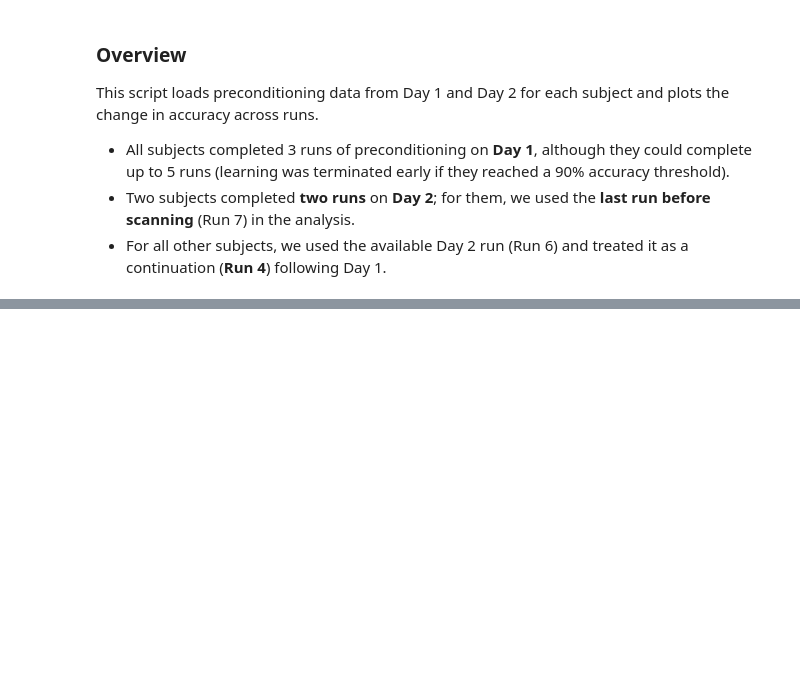
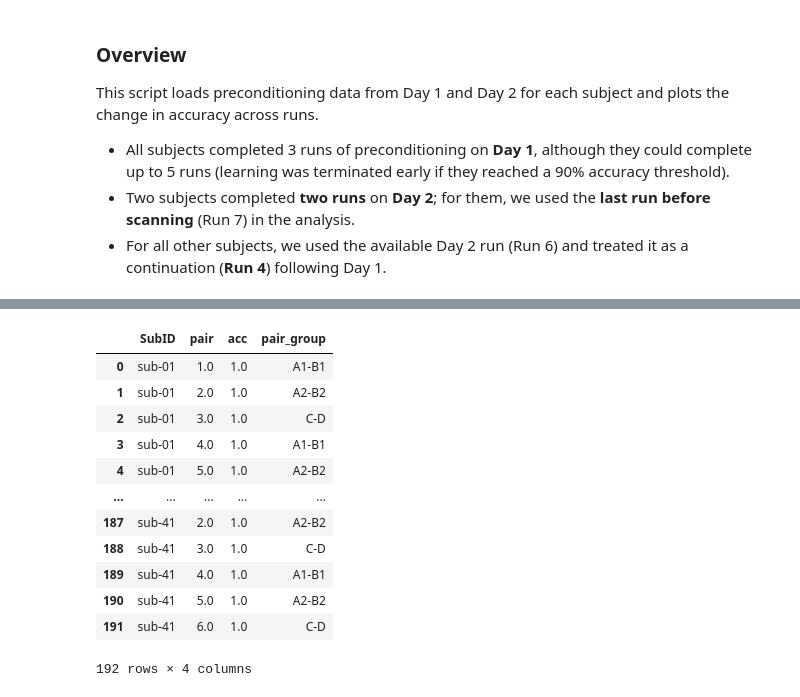
Before and after one commit to QingfangLiu/project-spcd, a Jupyter notebook: scripts_behavior/analyze_precond.ipynb, the cells around one changed output, grey strips where cells are left out. Drawn from its saved outputs; the diff is of its cells as text; code cells hidden in the pictures; blank space fills up the shorter version.

```diff
--- a/scripts_behavior/analyze_precond.ipynb
+++ b/scripts_behavior/analyze_precond.ipynb
@@ -91,0 +138,18 @@ plt.show()
+# %%
+# -- Step 2: Clean Day 2 and compute subject-wise run 1 accuracy --
+# Copy original Day 2 data
+df_day2_fixed = df_day2.copy()
+
+df_day2_fixed = df_day2_fixed[~df_day2_fixed['SubID'].isin(EXCLUDE_SUBJECTS)]
+
+# Drop run 6 for those subjects
+df_day2_fixed = df_day2_fixed[~((df_day2_fixed['SubID'].isin(has_run7)) & (df_day2_fixed['run'] == 6))]
+
+# Rename run 7 → 1, run 6 → 1 for others
+df_day2_fixed.loc[
+    (df_day2_fixed['SubID'].isin(has_run7)) & (df_day2_fixed['run'] == 7), 'run'
+] = 1
+df_day2_fixed.loc[df_day2_fixed['run'] == 6, 'run'] = 1
+
+# Compute accuracy for Day 2 run 1
+acc_day2_run1 = df_day2_fixed[df_day2_fixed['run'] == 1].groupby(['SubID','pair'])['acc'].mean().reset_index()
@@ -91,0 +172,24 @@ plt.show()
+# %%
+# 1. Define groups
+pair_group_map = {
+    1: 'A1-B1', 4: 'A1-B1',
+    2: 'A2-B2', 5: 'A2-B2',
+    3: 'C-D', 6: 'C-D'
+}
+
+acc_day2_run1['pair_group'] = acc_day2_run1['pair'].map(pair_group_map)
+acc_day2_run1
+# %% [output]
+|  | SubID | pair | acc | pair_group |
+| 0 | sub-01 | 1.0 | 1.0 | A1-B1 |
+| 1 | sub-01 | 2.0 | 1.0 | A2-B2 |
+| 2 | sub-01 | 3.0 | 1.0 | C-D |
+| 3 | sub-01 | 4.0 | 1.0 | A1-B1 |
+| 4 | sub-01 | 5.0 | 1.0 | A2-B2 |
+| ... | ... | ... | ... | ... |
+| 187 | sub-41 | 2.0 | 1.0 | A2-B2 |
+| 188 | sub-41 | 3.0 | 1.0 | C-D |
+| 189 | sub-41 | 4.0 | 1.0 | A1-B1 |
+| 190 | sub-41 | 5.0 | 1.0 | A2-B2 |
+| 191 | sub-41 | 6.0 | 1.0 | C-D |
+192 rows × 4 columns
```
Also changed, not shown: parts of 15 cells of this notebook, 36 other files.
